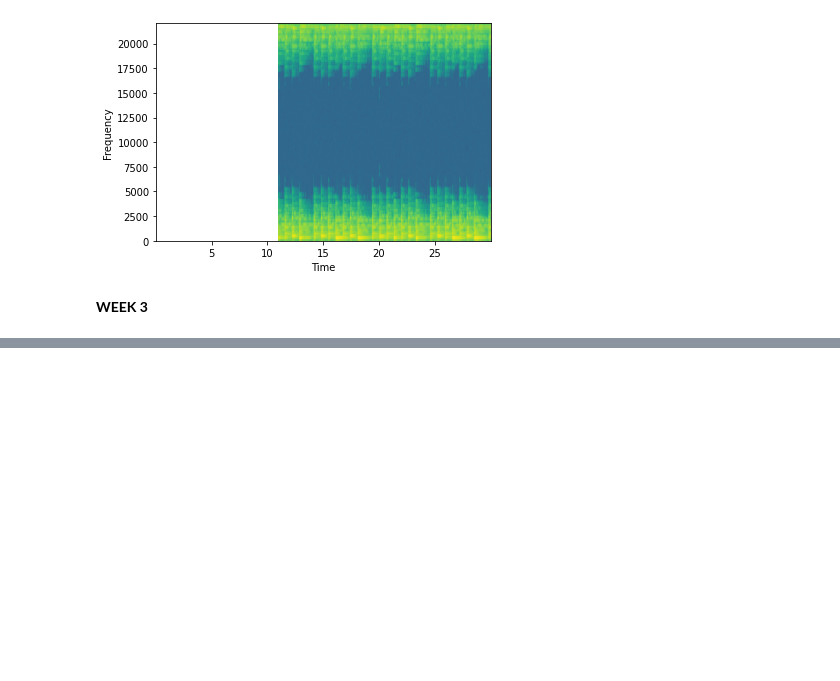
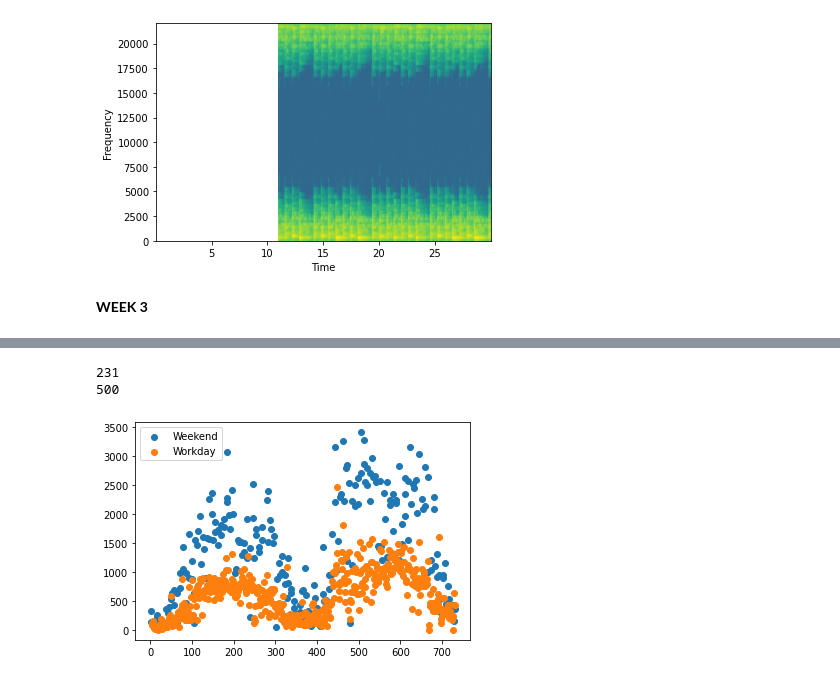
Before and after one commit to haron1100/teach-ml, a Jupyter notebook: DataViz.ipynb, the cells around one changed output, grey strips where cells are left out. Drawn from its saved outputs; the diff is of its cells as text; code cells hidden in the pictures; blank space fills up the shorter version.

```diff
--- a/DataViz.ipynb
+++ b/DataViz.ipynb
@@ -280,0 +292,2 @@ plt.scatter(x, y)
+# %%
+df = pd.read_csv('/content/gdrive/My Drive/data/BikeSharingDaily.csv')
@@ -280,0 +312,12 @@ plt.scatter(x, y)
+# %%
+#group by workday
+groups = df.groupby('workingday')
+for name, group in groups:
+    print(len(group['cnt']))
+    plt.scatter(group['instant'], group['casual'], label={0:'Weekend', 1:'Workday'}[name])
+plt.legend()
+plt.show()
+# %% [output]
+231
+500
+[figure, added]
```
Also changed, not shown: parts of 16 cells of this notebook.
